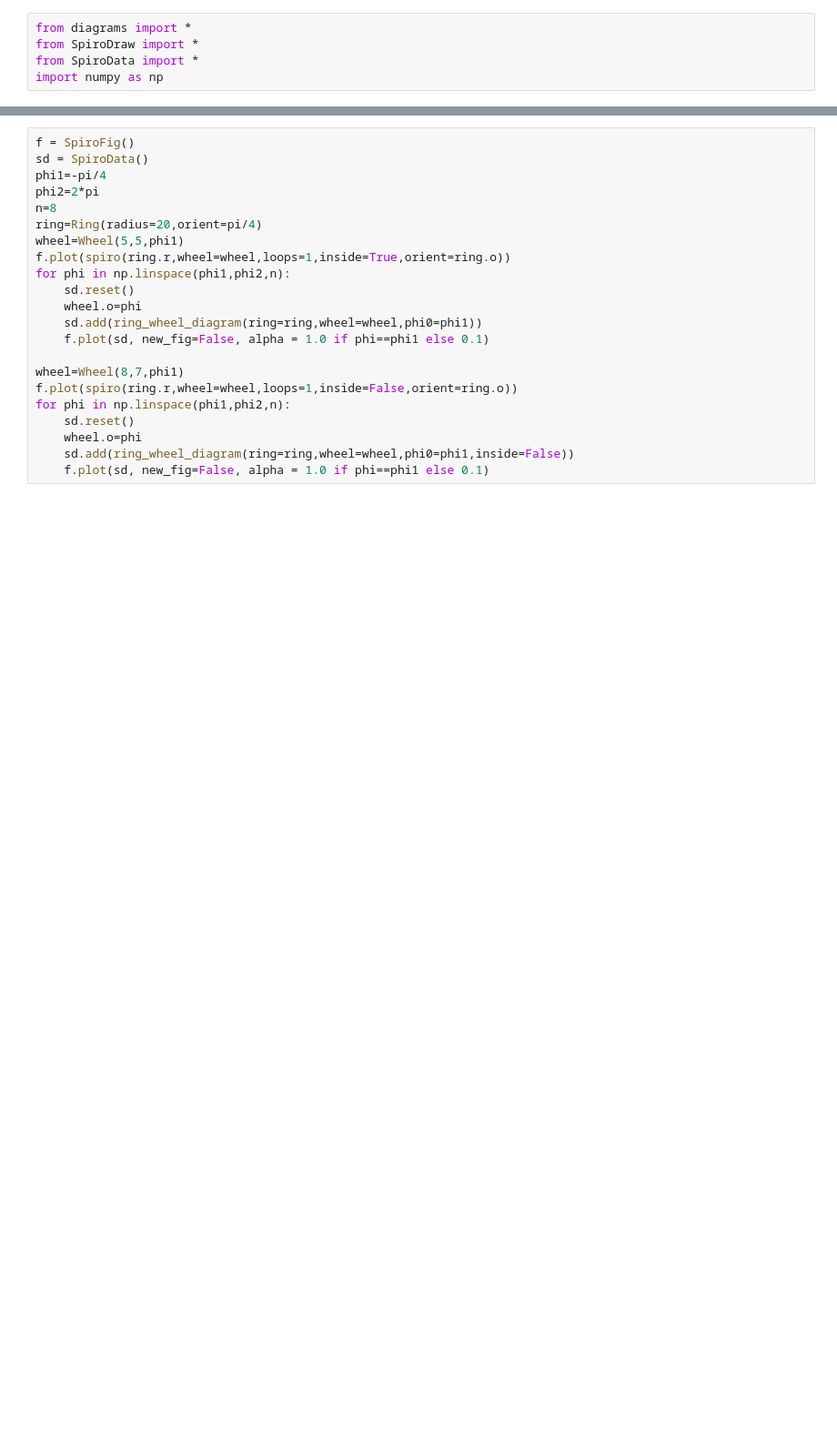
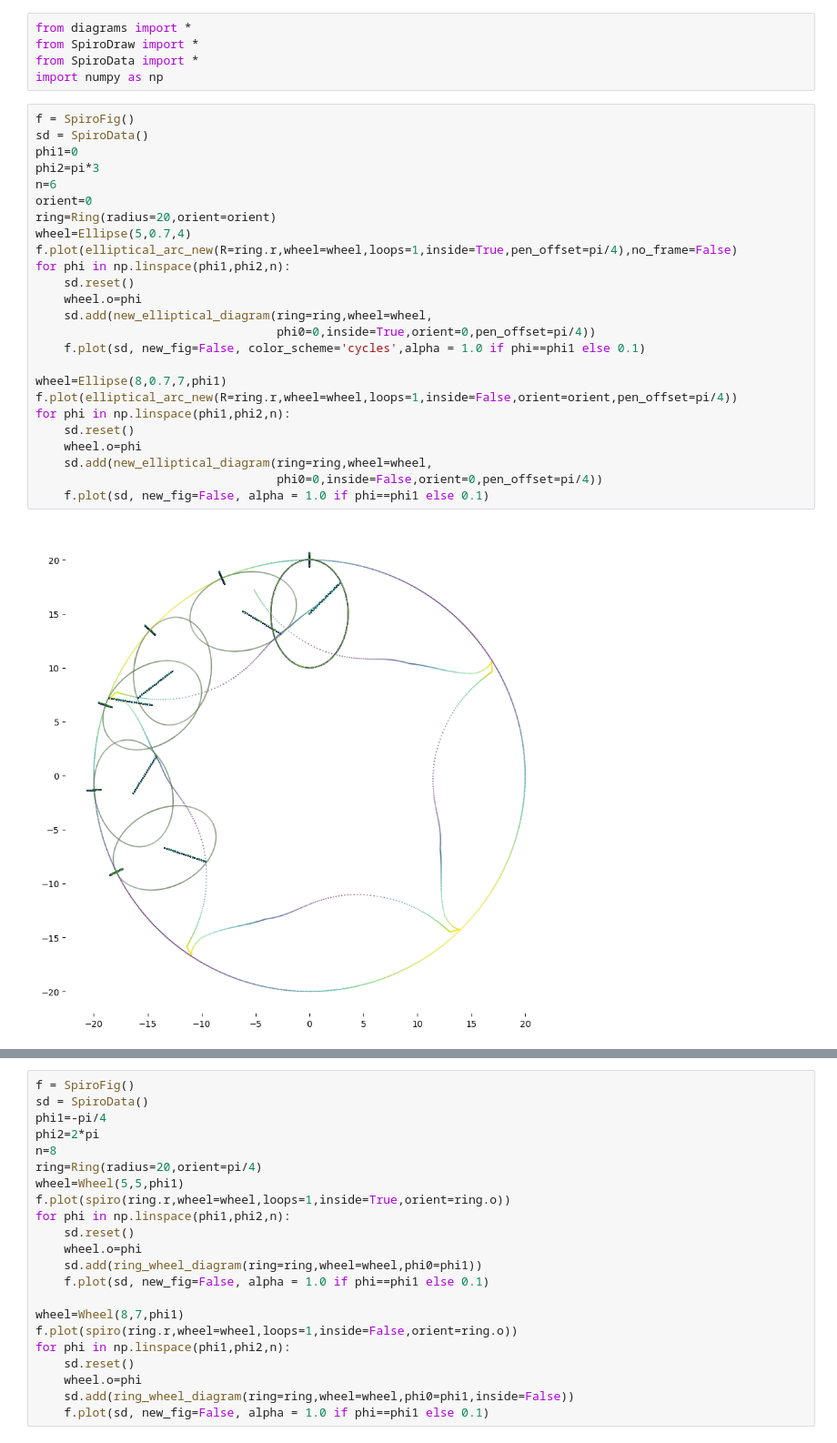
Before and after one commit to donalgrant/spiro, a Jupyter notebook: diagrams.ipynb, the cells around one changed output, grey strips where cells are left out. Shown at 91% size. Drawn from its saved outputs; the diff is of its cells as text; blank space fills up the shorter version.

Commit message:
Got Ellipticals working!!

```diff
--- a/diagrams.ipynb
+++ b/diagrams.ipynb
@@ -3,3 +3,30 @@ from diagrams import *
 from SpiroDraw import *
 from SpiroData import *
 import numpy as np
+# %%
+f = SpiroFig()
+sd = SpiroData()
+phi1=0
+phi2=pi*3
+n=6
+orient=0
+ring=Ring(radius=20,orient=orient)
+wheel=Ellipse(5,0.7,4)
+f.plot(elliptical_arc_new(R=ring.r,wheel=wheel,loops=1,inside=True,pen_offset=pi/4),no_frame=False)
+for phi in np.linspace(phi1,phi2,n):
+    sd.reset()
+    wheel.o=phi
+    sd.add(new_elliptical_diagram(ring=ring,wheel=wheel,
+                                  phi0=0,inside=True,orient=0,pen_offset=pi/4))
+    f.plot(sd, new_fig=False, color_scheme='cycles',alpha = 1.0 if phi==phi1 else 0.1)
+
+wheel=Ellipse(8,0.7,7,phi1)
+f.plot(elliptical_arc_new(R=ring.r,wheel=wheel,loops=1,inside=False,orient=orient,pen_offset=pi/4))
+for phi in np.linspace(phi1,phi2,n):
+    sd.reset()
+    wheel.o=phi
+    sd.add(new_elliptical_diagram(ring=ring,wheel=wheel,
+                                  phi0=0,inside=False,orient=0,pen_offset=pi/4))
+    f.plot(sd, new_fig=False, alpha = 1.0 if phi==phi1 else 0.1)
+# %% [output]
+[figure, added]
```
Also changed, not shown: parts of 1 cell of this notebook, 10 other files.
